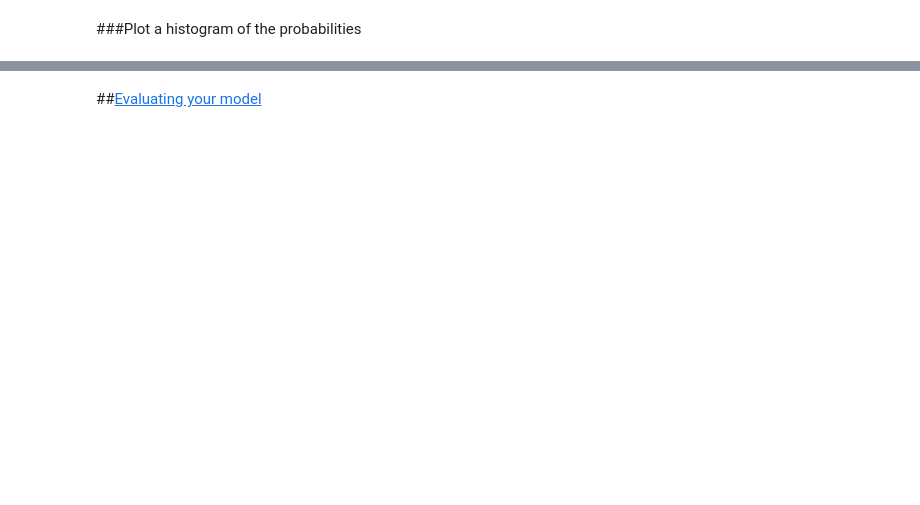
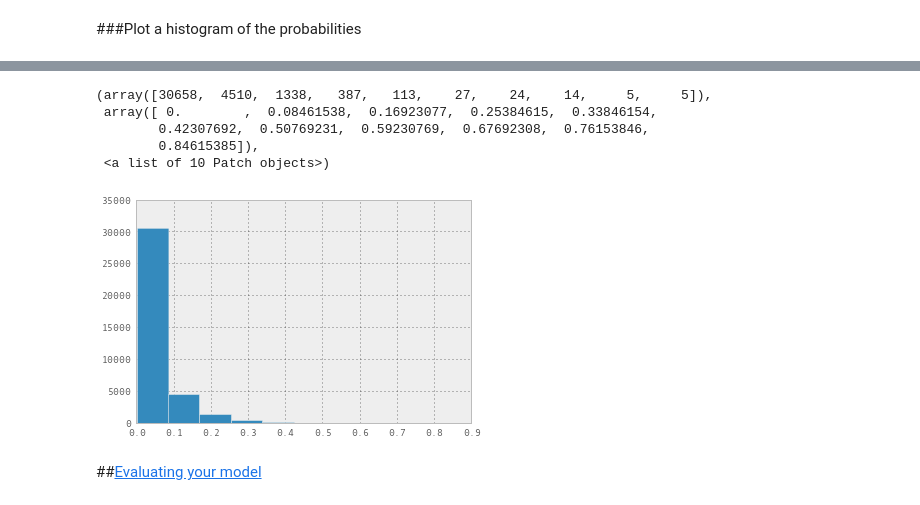
Before and after one commit to yhat/DataGotham2013, a Jupyter notebook: notebooks/4 - Fitting and Evaluating Your Model.ipynb, the cells around one changed output, grey strips where cells are left out. Saved outputs shown, nothing was run; the diff lists cells and outputs as text; code cells hidden in the pictures; blank space fills up the shorter version.

```diff
--- a/notebooks/4 - Fitting and Evaluating Your Model.ipynb
+++ b/notebooks/4 - Fitting and Evaluating Your Model.ipynb
@@ -57,3 +55,14 @@ SyntaxError: invalid syntax (<ipython-input-1-db57108ead60>, line 1)
+# %%
+probs = clf.predict_proba(test[features])
+prob_true = probs[::,1]
+pl.hist(prob_true)
+# %% [output]
+(array([30658,  4510,  1338,   387,   113,    27,    24,    14,     5,     5]),
+ array([ 0.        ,  0.08461538,  0.16923077,  0.25384615,  0.33846154,
+        0.42307692,  0.50769231,  0.59230769,  0.67692308,  0.76153846,
+        0.84615385]),
+ <a list of 10 Patch objects>)
+[figure, added]
 # %% [markdown]
 ##[Evaluating your model](http://scikit-learn.org/stable/modules/model_evaluation.html#classification-metrics)
 # %%
```
Also changed, not shown: parts of 13 cells of this notebook, 1 other file.
